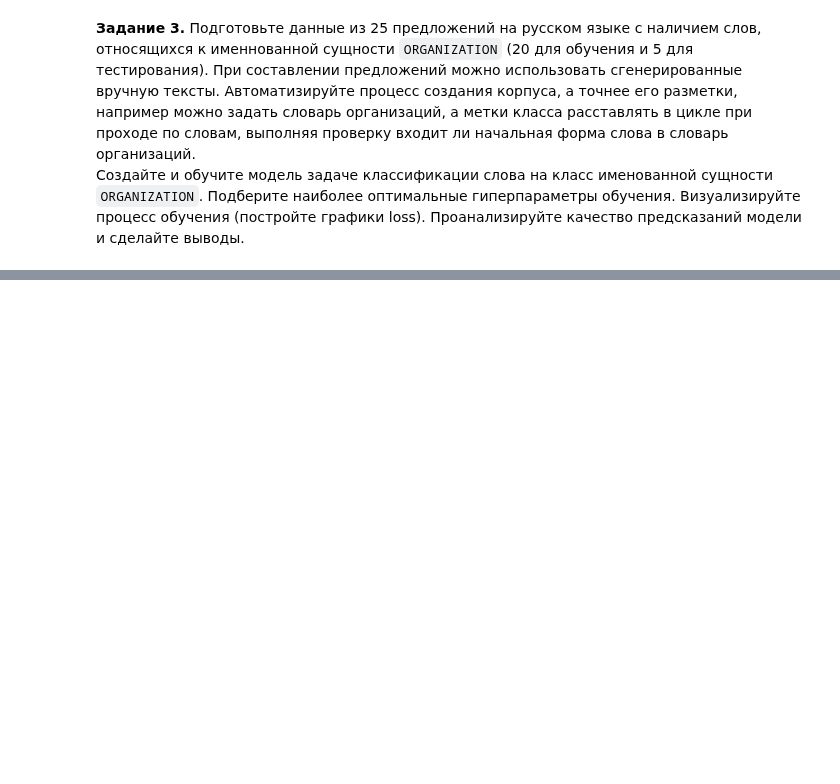
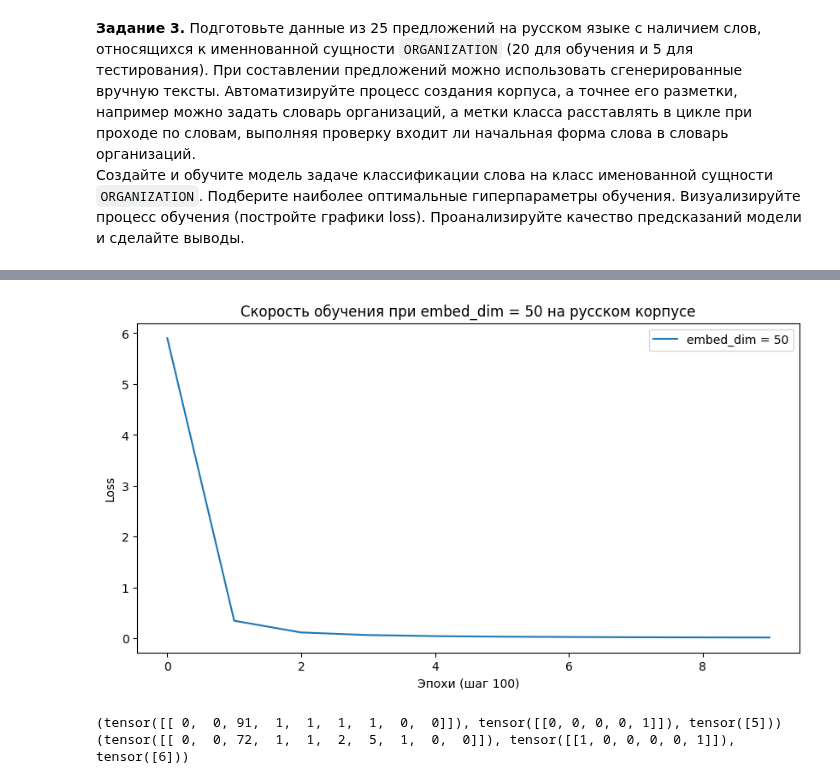
Before and after one commit to 11qfour/automatic-text-processing, a Jupyter notebook: nlp_lab_5 (2026).ipynb, the cells around one changed output, grey strips where cells are left out. Saved outputs shown, nothing was run; the diff lists cells and outputs as text; code cells hidden in the pictures; blank space fills up the shorter version.

```diff
--- a/nlp_lab_5 (2026).ipynb
+++ b/nlp_lab_5 (2026).ipynb
@@ -553,0 +819,33 @@ tensor([[0.6966, 0.1081, 0.3965, 0.0579, 0.0636, 0.4891]],
+# %%
+resultss = [5.899, 0.344, 0.114, 0.063, 0.042, 0.031, 0.025, 0.020, 0.017, 0.015]
+
+plt.figure(figsize=(10, 5))
+plt.plot(resultss, label='embed_dim = 50')
+plt.xlabel('Эпохи (шаг 100)')
+plt.ylabel('Loss')
+plt.legend()
+plt.title('Скорость обучения при embed_dim = 50 на русском корпусе')
+plt.show()
+# %% [output]
+[figure, added]
+# %%
+test_corpus = ["Я приобрету кредитную карту Альфа-Банк", "Сбербанк предоставил новые акции в инвестициях"]
+test_sentences = [s.lower().split() for s in test_corpus]
+test_labels = [[0, 0, 0, 0, 1], [1, 0, 0, 0, 0, 1]]
+
+# Create a test loader
+test_data = list(zip(test_sentences, test_labels))
+batch_size = 1
+shuffle = False
+window_size = 2
+collate_fn = partial(custom_collate_fn, window_size=2, word_to_ix=word_to_ix_new)
+test_loader = torch.utils.data.DataLoader(test_data,
+                                           batch_size=1,
+                                           shuffle=False,
+                                           collate_fn=collate_fn)
+
+for x in test_loader:
+  print(x)
+# %% [output]
+(tensor([[ 0,  0, 91,  1,  1,  1,  1,  0,  0]]), tensor([[0, 0, 0, 0, 1]]), tensor([5]))
+(tensor([[ 0,  0, 72,  1,  1,  2,  5,  1,  0,  0]]), tensor([[1, 0, 0, 0, 0, 1]]), tensor([6]))
```
Also changed, not shown: parts of 26 cells of this notebook.
